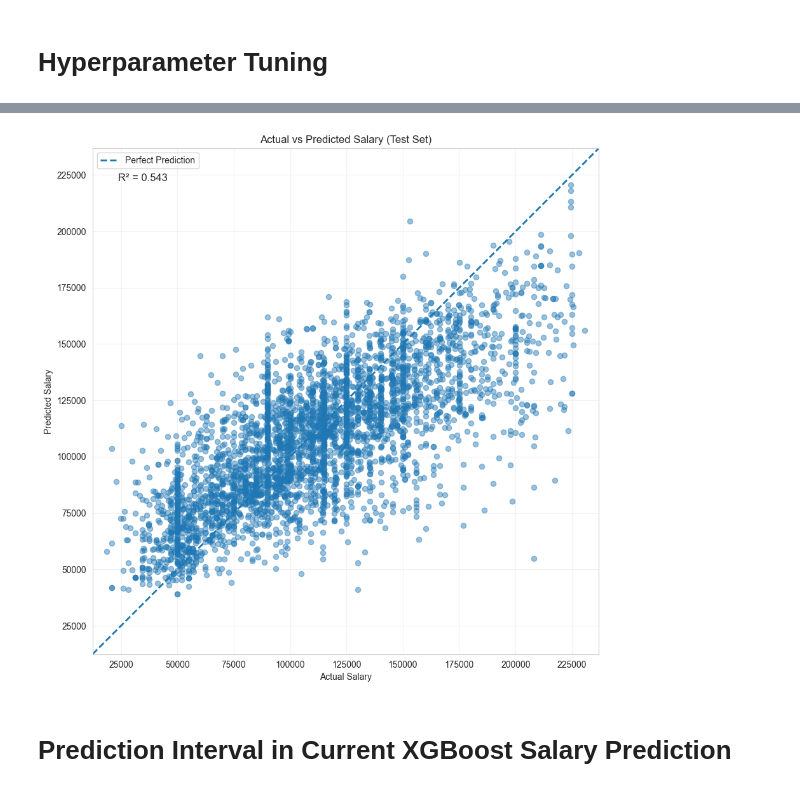
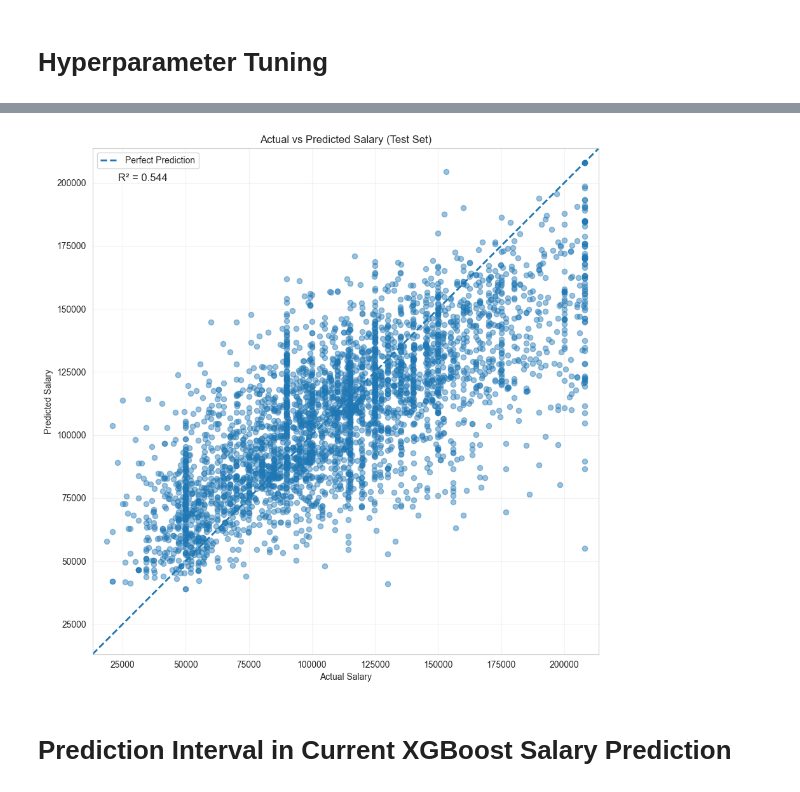
Before and after one commit to miguelcaeg/LT10_MLThesisProject, a Jupyter notebook: model explainability.ipynb, the cells around one changed output, grey strips where cells are left out. Drawn from its saved outputs; the diff is of its cells as text; code cells hidden in the pictures.

```diff
--- a/model explainability.ipynb
+++ b/model explainability.ipynb
@@ -1206,38 +1214,49 @@ feature_names = structured_names + sbert_names + tfidf_names
 # %%
 # ============================================================
 # ACTUAL vs PREDICTED SCATTER PLOT
-# RUN THIS AFTER YOUR TUNING CODE
+# Use AFTER your tuning code above
 #
-# Uses:
-# - test_pred   (predictions on log scale)
-# - y_test      (actual log salary)
-#
-# Converts back to real salary values
-# X-axis = Actual
-# Y-axis = Predicted
-# SAME SCALE on both axes
+# IMPORTANT:
+# test_pred already contains SALARY values
+# test_actual already contains SALARY values
+# so DO NOT use expm1 again
 # ============================================================
 
 import matplotlib.pyplot as plt
 import numpy as np
-import pandas as pd
 from sklearn.metrics import r2_score
 
 # ------------------------------------------------------------
-# Convert from log scale to real salaries
+# Use already-converted salary values
 # ------------------------------------------------------------
 
-actual_salary = np.expm1(y_test.values)
-pred_salary   = np.expm1(test_pred)
+actual_salary = np.array(test_actual)
+pred_salary   = np.array(test_pred)
+
+# Remove invalid values
+mask = np.isfinite(actual_salary) & np.isfinite(pred_salary)
+
+actual_salary = actual_salary[mask]
+pred_salary   = pred_salary[mask]
 
 # ------------------------------------------------------------
-# Determine common axis range
+# Optional: clip extreme predictions for visibility only
+# ------------------------------------------------------------
+
+p99 = np.percentile(
+    np.concatenate([actual_salary, pred_salary]), 99
+)
+
+actual_salary = np.clip(actual_salary, 0, p99)
+pred_salary   = np.clip(pred_salary, 0, p99)
+
+# ------------------------------------------------------------
+# Axis range
 # ------------------------------------------------------------
 
 min_val = min(actual_salary.min(), pred_salary.min())
 max_val = max(actual_salary.max(), pred_salary.max())
 
-# optional padding
 pad = (max_val - min_val) * 0.03
 
 axis_min = min_val - pad
@@ -1256,44 +1275,41 @@ plt.scatter(
     s=35
 )
 
-# Perfect prediction line
+# Perfect line
 plt.plot(
     [axis_min, axis_max],
     [axis_min, axis_max],
     linestyle="--",
     linewidth=2,
     label="Perfect Prediction"
 )
 
-# Equal axis scaling
 plt.xlim(axis_min, axis_max)
 plt.ylim(axis_min, axis_max)
-plt.gca().set_aspect('equal', adjustable='box')
+plt.gca().set_aspect("equal", adjustable="box")
 
-# Labels
 plt.xlabel("Actual Salary")
 plt.ylabel("Predicted Salary")
 plt.title("Actual vs Predicted Salary (Test Set)")
 
-# R2 annotation
+# R²
 r2 = r2_score(actual_salary, pred_salary)
 
 plt.text(
     0.05,
     0.95,
     f"R² = {r2:.3f}",
     transform=plt.gca().transAxes,
     verticalalignment="top",
     fontsize=12
 )
 
+plt.grid(True, alpha=0.25)
 plt.legend()
-plt.grid(True, alpha=0.25)
-
 plt.tight_layout()
 plt.show()
 # %% [output]
-[figure, old version]
+[figure, new version]
 # %% [markdown]
 # Prediction Interval in Current XGBoost Salary Prediction
 # %%
```
Also changed, not shown: parts of 29 cells of this notebook.
